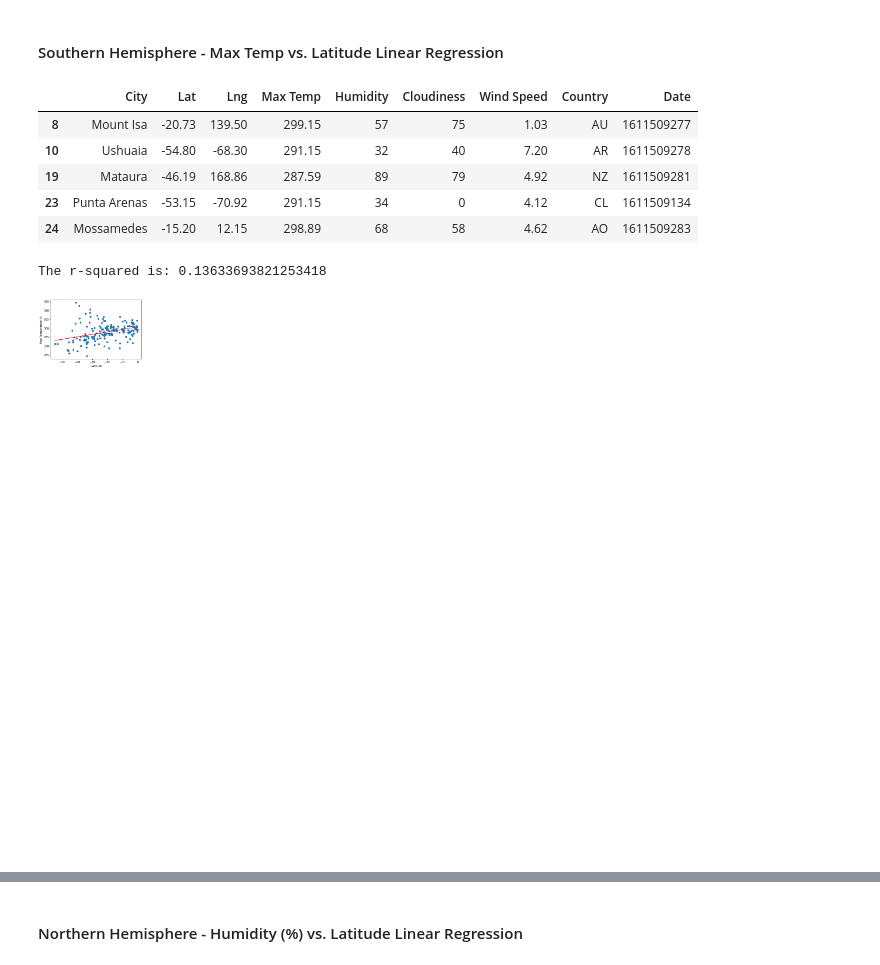
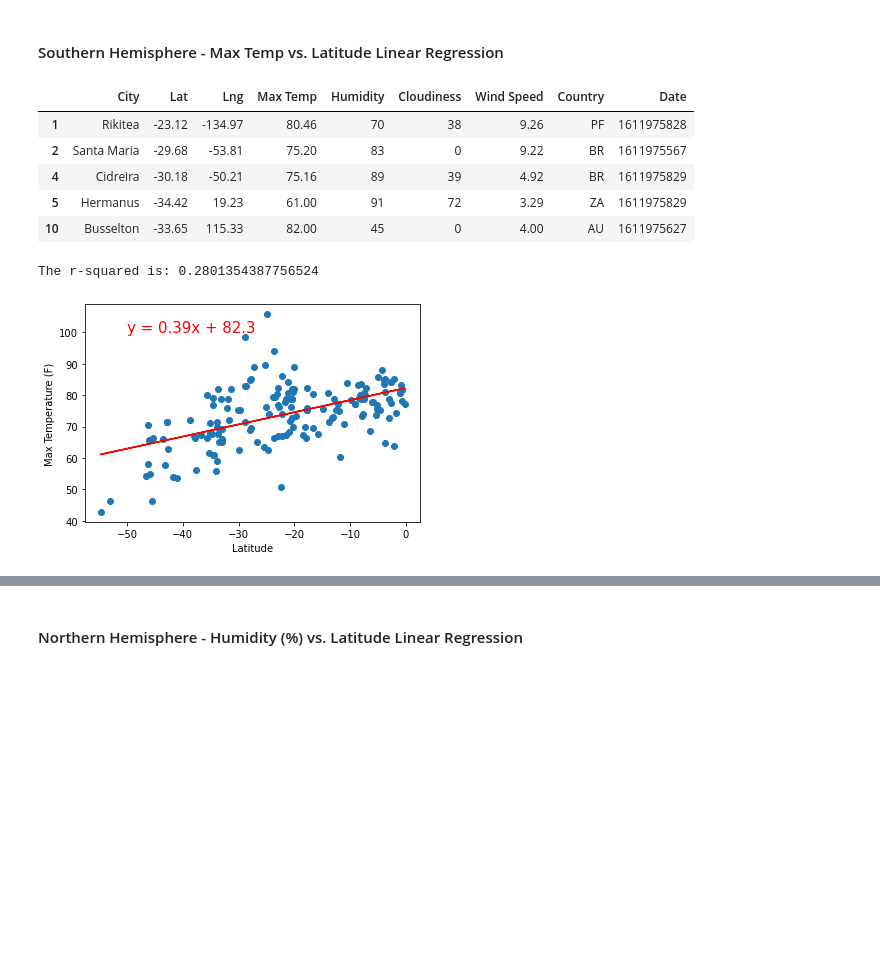
Before and after one commit to MtSopris/python-api-challenge, a Jupyter notebook: starter_code/WeatherPy.ipynb, the cells around one changed output, grey strips where cells are left out. Drawn from its saved outputs; the diff is of its cells as text; code cells hidden in the pictures; blank space fills up the shorter version.

Commit message:
adding clean verision of the code to submit

```diff
--- a/starter_code/WeatherPy.ipynb
+++ b/starter_code/WeatherPy.ipynb
@@ -394,0 +269,3 @@ Int64Index([], dtype='int64')
+# %%
+clean_df=weather_data.drop(hum_drop_index)
+clean_df
@@ -575,25 +442,25 @@ s_hem_df= clean_df[clean_df['Lat']<=0]
 s_hem_df.head()
 # %% [output]
 |  | City | Lat | Lng | Max Temp | Humidity | Cloudiness | Wind Speed | Country | Date |
-| 8 | Mount Isa | -20.73 | 139.50 | 299.15 | 57 | 75 | 1.03 | AU | 1611509277 |
-| 10 | Ushuaia | -54.80 | -68.30 | 291.15 | 32 | 40 | 7.20 | AR | 1611509278 |
-| 19 | Mataura | -46.19 | 168.86 | 287.59 | 89 | 79 | 4.92 | NZ | 1611509281 |
-| 23 | Punta Arenas | -53.15 | -70.92 | 291.15 | 34 | 0 | 4.12 | CL | 1611509134 |
-| 24 | Mossamedes | -15.20 | 12.15 | 298.89 | 68 | 58 | 4.62 | AO | 1611509283 |
+| 1 | Rikitea | -23.12 | -134.97 | 80.46 | 70 | 38 | 9.26 | PF | 1611975828 |
+| 2 | Santa Maria | -29.68 | -53.81 | 75.20 | 83 | 0 | 9.22 | BR | 1611975567 |
+| 4 | Cidreira | -30.18 | -50.21 | 75.16 | 89 | 39 | 4.92 | BR | 1611975829 |
+| 5 | Hermanus | -34.42 | 19.23 | 61.00 | 91 | 72 | 3.29 | ZA | 1611975829 |
+| 10 | Busselton | -33.65 | 115.33 | 82.00 | 45 | 0 | 4.00 | AU | 1611975627 |
 # %%
 x=s_hem_df["Lat"]
 y=s_hem_df['Max Temp']
 (slope, intercept, rvalue, pvalue, stderr) = linregress(x, y)
 reg = x * slope + intercept
 line_eq = "y = " + str(round(slope,2)) + "x + " + str(round(intercept,2))
 plt.scatter(x,y)
 plt.plot(x,reg,"r-")
-plt.annotate(line_eq,(1,5),fontsize=15,color="red")#not printing
+plt.annotate(line_eq,(-50,100),fontsize=15,color="red")#not printing
 plt.xlabel('Latitude')
 plt.ylabel('Max Temperature (F)')
 print(f"The r-squared is: {rvalue**2}")
 plt.savefig('s_hem_lat_max.png')
 plt.show()
 # %% [output]
-The r-squared is: 0.13633693821253418
+The r-squared is: 0.2801354387756524
-[figure, old version]
+[figure, new version]
```
Also changed, not shown: parts of 53 cells of this notebook, 16 other files.
